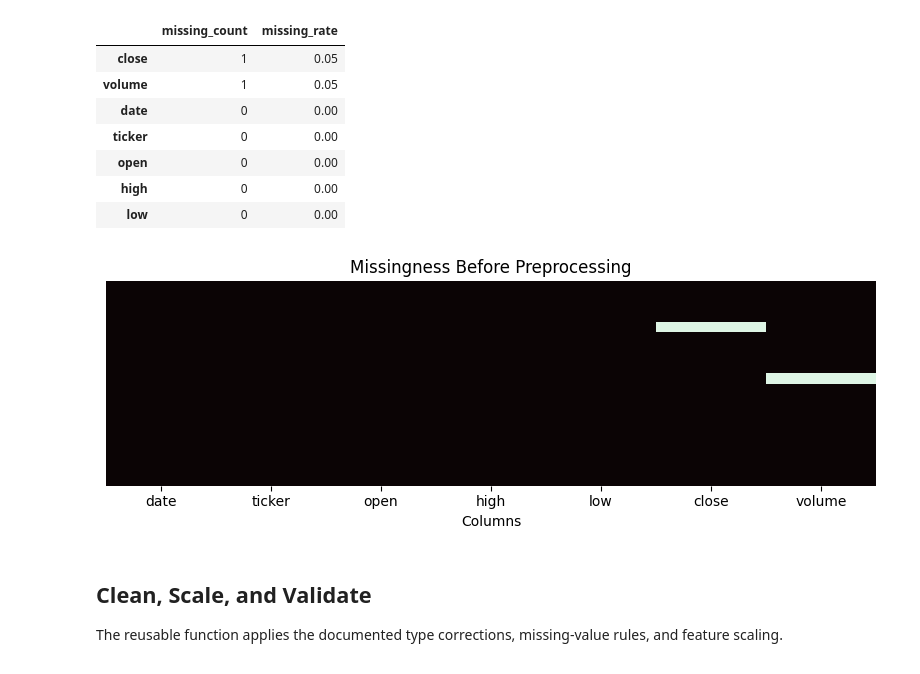
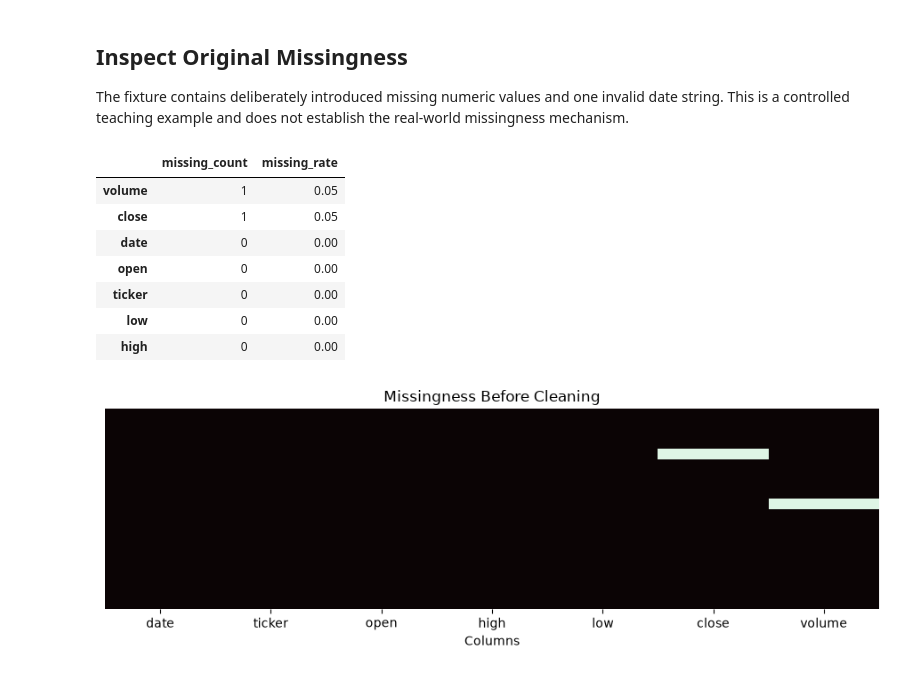
Before and after one commit to Funger1314/bootcamp_Yifang_Qiu, a Jupyter notebook: homework/homework06/homework06_data-preprocessing_submission.ipynb, the cells around one changed output. Cells and saved outputs as stored; diff of their text form; code cells hidden in the pictures.

Commit message:
Complete Stage 06 preprocessing requirements

```diff
--- a/homework/homework06/homework06_data-preprocessing_submission.ipynb
+++ b/homework/homework06/homework06_data-preprocessing_submission.ipynb
@@ -87,0 +68,8 @@ The missing values in this fixture are intentionally introduced for the demonstr
+# %%
+raw_path = RAW_DIR / "sp500_prices_dirty_fixture_20260820-050305.csv"
+if not raw_path.exists():
+    raise FileNotFoundError(f"Required raw fixture not found: {raw_path}")
+
+raw_data = pd.read_csv(raw_path)
+print("Raw shape:", raw_data.shape)
+raw_data.head(10)
@@ -88,25 +89,26 @@ The missing values in this fixture are intentionally introduced for the demonstr
+# %% [markdown]
+## Inspect Original Missingness
+
+The fixture contains deliberately introduced missing numeric values and one invalid date string. This is a controlled teaching example and does not establish the real-world missingness mechanism.
 # %%
-missing_before = missingness_summary(dirty_data)
+missing_before = missingness_summary(raw_data)
 display(missing_before)
 
-plt.figure(figsize=(8, 3))
-sns.heatmap(dirty_data.isna(), cbar=False, yticklabels=False, cmap='mako')
-plt.title('Missingness Before Preprocessing')
-plt.xlabel('Columns')
+plt.figure(figsize=(9, 3.2))
+sns.heatmap(raw_data.isna(), cbar=False, yticklabels=False, cmap="mako")
+plt.title("Missingness Before Cleaning")
+plt.xlabel("Columns")
 plt.tight_layout()
-missingness_plot_path = PROCESSED_DIR / f'missingness_before_cleaning_{RUN_TIMESTAMP}.png'
-plt.savefig(missingness_plot_path, dpi=150)
+missingness_plot_path = PROCESSED_DIR / "missingness_before_cleaning.png"
+plt.savefig(missingness_plot_path, dpi=150, bbox_inches="tight")
 plt.show()
 # %% [output]
 |  | missing_count | missing_rate |
+| volume | 1 | 0.05 |
 | close | 1 | 0.05 |
-| volume | 1 | 0.05 |
 | date | 0 | 0.00 |
+| open | 0 | 0.00 |
 | ticker | 0 | 0.00 |
-| open | 0 | 0.00 |
+| low | 0 | 0.00 |
 | high | 0 | 0.00 |
-| low | 0 | 0.00 |
-[figure, old version]
+[figure, new version]
-# %% [markdown]
-## Clean, Scale, and Validate
-The reusable function applies the documented type corrections, missing-value rules, and feature scaling.
```
Also changed, not shown: parts of 31 cells of this notebook, 10 other files.
